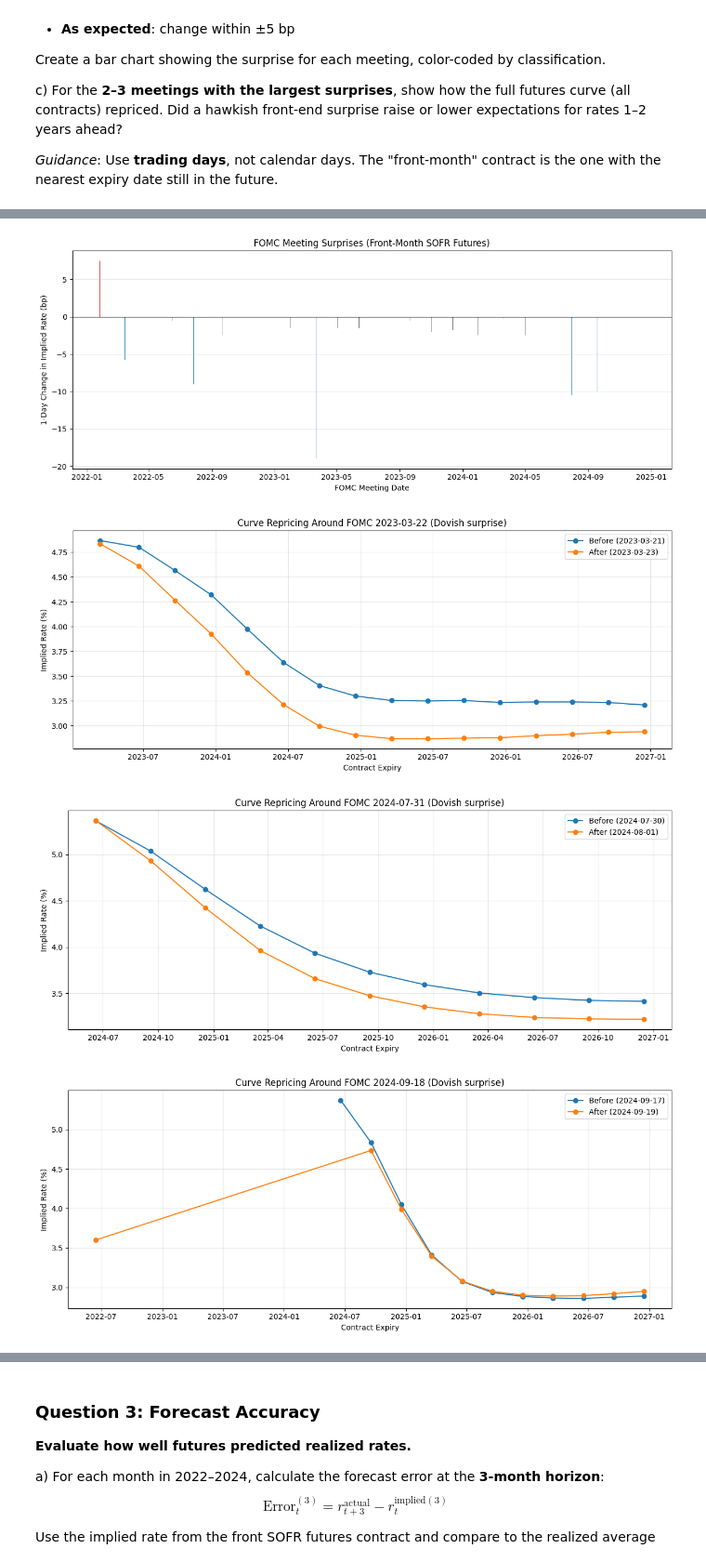
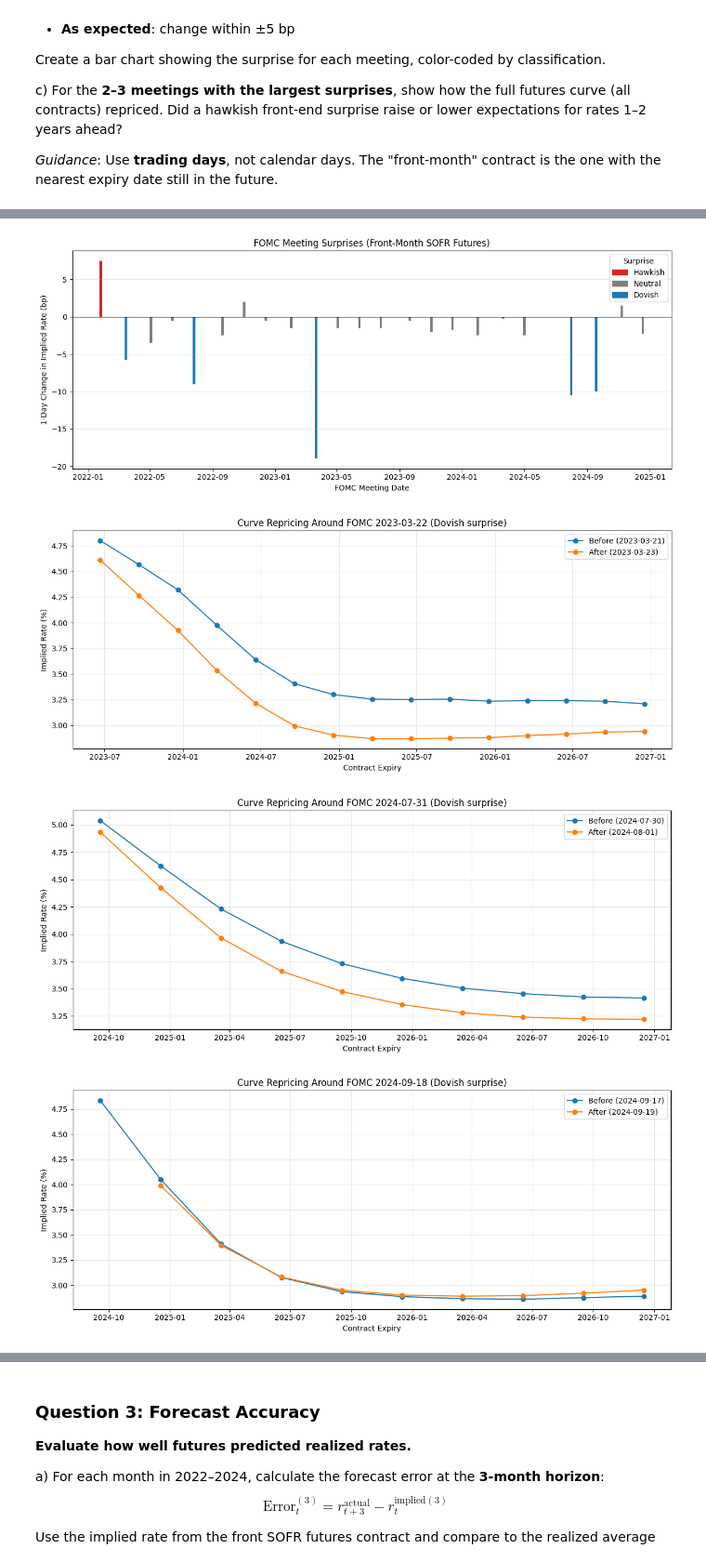
Before and after one commit to ayushbhupal/Fixed-Income-HW-Group-B, a Jupyter notebook: project/flavio_version.ipynb, the cells around one changed output, grey strips where cells are left out. Shown at 93% size. Drawn from its saved outputs; the diff is of its cells as text; code cells hidden in the pictures.

```diff
--- a/project/flavio_version.ipynb
+++ b/project/flavio_version.ipynb
@@ -446,7 +451,6 @@ c) For the **2–3 meetings with the largest surprises**, show how the full futu
 *Guidance*: Use **trading days**, not calendar days. The "front-month" contract is the one with the nearest expiry date still in the future.
 # %%
 # Q2: FOMC Meeting Surprises
-# Uses objects created in the Data Preview section: sofr_rates, contract_info, fomc_sample, figsize
 
 import pandas as pd
 import numpy as np
@@ -532,7 +536,16 @@ color_map = {
 
 fig, ax = plt.subplots(figsize=figsize)
 colors = surprises['classification'].map(color_map)
-ax.bar(surprises['meeting_date'], surprises['surprise']*100, color=colors)
+ax.bar(surprises['meeting_date'], surprises['surprise']*100, color=colors, width=5)
+# Legend for surprise classification
+from matplotlib.patches import Patch
+legend_handles = [
+    Patch(color=color_map['Hawkish surprise'], label='Hawkish'),
+    Patch(color=color_map['As expected'], label='Neutral'),
+    Patch(color=color_map['Dovish surprise'], label='Dovish'),
+]
+ax.legend(handles=legend_handles, title='Surprise', loc='upper right')
+
 ax.axhline(0, color='black', linewidth=0.8)
 ax.set_title('FOMC Meeting Surprises (Front-Month SOFR Futures)')
 ax.set_xlabel('FOMC Meeting Date')
@@ -552,44 +565,45 @@ for _, m in largest.iterrows():
     # Get full curves, ordered by expiry
     before_curve = sofr_rates.loc[before].dropna().to_frame('rate')
     before_curve['expiry'] = before_curve.index.map(expiry_map)
-    before_curve = before_curve.dropna().sort_values('expiry')
+    before_curve = before_curve.dropna()
+    before_curve = before_curve[before_curve['expiry'] > before]  # drop stale contracts
+    before_curve = before_curve.sort_values('expiry')
 
     after_curve = sofr_rates.loc[after].dropna().to_frame('rate')
     after_curve['expiry'] = after_curve.index.map(expiry_map)
-    after_curve = after_curve.dropna().sort_values('expiry')
+    after_curve = after_curve.dropna()
+    after_curve = after_curve[after_curve['expiry'] > after]  # drop stale contracts
+    after_curve = after_curve.sort_values('expiry')
 
     fig, ax = plt.subplots(figsize=figsize)
     ax.plot(before_curve['expiry'], before_curve['rate'], 'o-', label=f'Before ({before.date()})')
     ax.plot(after_curve['expiry'], after_curve['rate'], 'o-', label=f'After ({after.date()})')
     ax.set_title(f'Curve Repricing Around FOMC {m["meeting_date"].date()} ({m["classification"]})')
     ax.set_xlabel('Contract Expiry')
     ax.set_ylabel('Implied Rate (%)')
     ax.legend()
     ax.grid(True, alpha=0.3)
     plt.tight_layout()
     plt.show()
-
-# Display table for review
-surprises.head(10)
 # %% [output]
 |  | meeting_date | before | after | contract | r_before | r_after | surprise_bp | classification |
 | 0 | 2022-01-26 | 2022-01-25 | 2022-01-27 | SR3H2 | 0.3650 | 0.4400 | 7.50 | Hawkish surprise |
 | 1 | 2022-03-16 | 2022-03-15 | 2022-03-17 | SR3H2 | 0.5125 | 0.4550 | -5.75 | Dovish surprise |
 | 2 | 2022-05-04 | 2022-05-03 | 2022-05-05 | SR3M2 | 1.6600 | 1.6250 | -3.50 | As expected |
 | 3 | 2022-06-15 | 2022-06-14 | 2022-06-16 | SR3M2 | 1.9000 | 1.8950 | -0.50 | As expected |
 | 4 | 2022-07-27 | 2022-07-26 | 2022-07-28 | SR3U2 | 3.0950 | 3.0050 | -9.00 | Dovish surprise |
 | 5 | 2022-09-21 | 2022-09-20 | 2022-09-22 | SR3U2 | 3.4625 | 3.4375 | -2.50 | As expected |
 | 6 | 2022-11-02 | 2022-11-01 | 2022-11-03 | SR3Z2 | 4.6150 | 4.6350 | 2.00 | As expected |
 | 7 | 2022-12-14 | 2022-12-13 | 2022-12-15 | SR3Z2 | 4.5025 | 4.4975 | -0.50 | As expected |
 | 8 | 2023-02-01 | 2023-01-31 | 2023-02-02 | SR3H3 | 4.8400 | 4.8250 | -1.50 | As expected |
 | 9 | 2023-03-22 | 2023-03-21 | 2023-03-23 | SR3M3 | 4.8000 | 4.6100 | -19.00 | Dovish surprise |
 | ... | ... | ... | ... | ... | ... | ... | ... | ... |
 | 19 | 2024-06-12 | 2024-06-11 | 2024-06-13 | SR3M4 | 5.3450 | 5.3450 | 0.00 | As expected |
 | 20 | 2024-07-31 | 2024-07-30 | 2024-08-01 | SR3U4 | 5.0400 | 4.9350 | -10.50 | Dovish surprise |
 | 21 | 2024-09-18 | 2024-09-17 | 2024-09-19 | SR3U4 | 4.8350 | 4.7350 | -10.00 | Dovish surprise |
 | 22 | 2024-11-07 | 2024-11-06 | 2024-11-08 | SR3Z4 | 4.4100 | 4.4250 | 1.50 | As expected |
 | 23 | 2024-12-18 | 2024-12-17 | 2024-12-19 | SR3Z4 | 4.3675 | 4.3450 | -2.25 | As expected |
-[figure, old version]
+[figure, new version]
-[figure, old version]
+[figure, new version]
-[figure, old version]
+[figure, new version]
-[figure, old version]
+[figure, new version]
```
Also changed, not shown: parts of 4 cells of this notebook.
